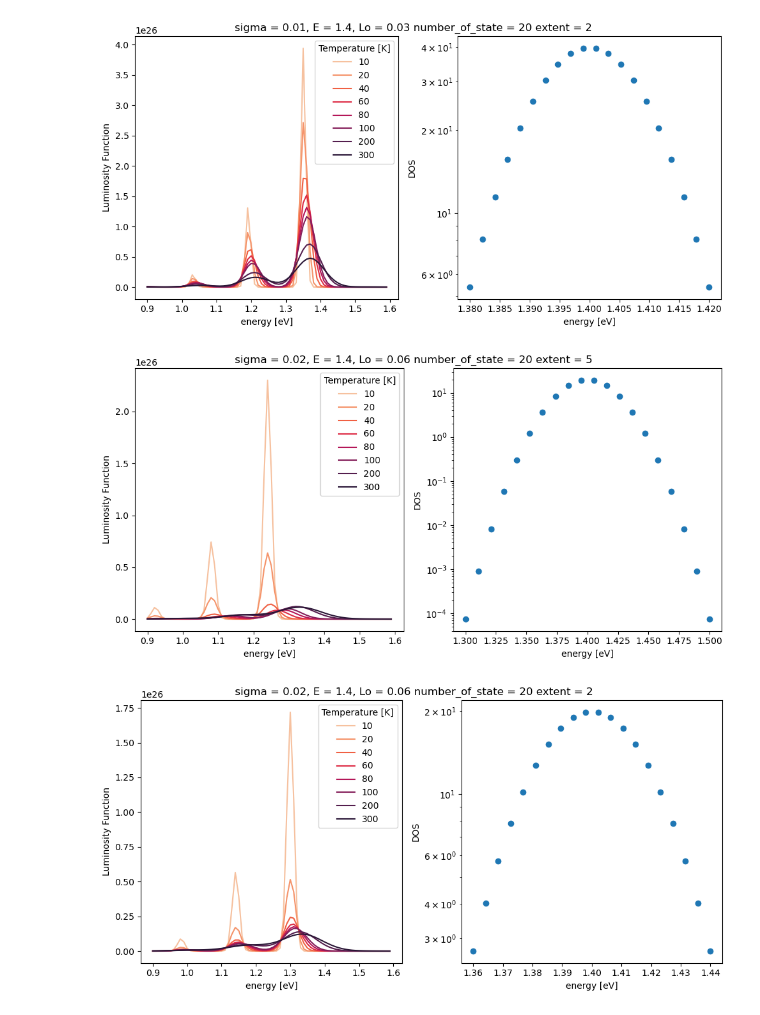
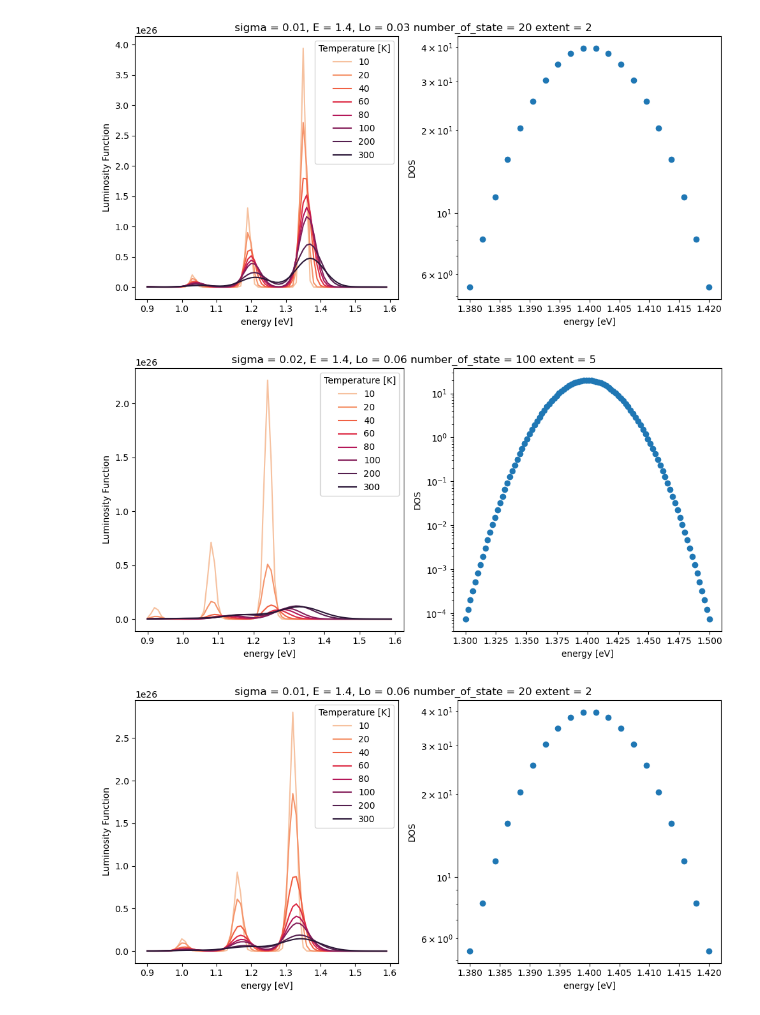
Before and after one commit to mohammedazzouzi15/pl_temp_fit, a Jupyter notebook: notebook/test_numeric_lum_function.ipynb, the cells around one changed output. Cells and saved outputs as stored; diff of their text form; code cells hidden in the pictures.

Commit message:
added more plots

```diff
--- a/notebook/test_numeric_lum_function.ipynb
+++ b/notebook/test_numeric_lum_function.ipynb
@@ -66,12 +66,12 @@ plot_case(E,sigma,Lo,numbrstates,disorder_extent)
 # %% [output]
 [figure]
 # %%
-E , sigma,Lo,numbrstates,disorder_extent = 1.4, 0.02, 0.06, 20, 5
+E , sigma,Lo,numbrstates,disorder_extent = 1.4, 0.02, 0.06, 100, 5
 plot_case(E,sigma,Lo,numbrstates,disorder_extent)
 # %% [output]
-[figure, old version]
+[figure, new version]
 # %%
-E , sigma,Lo,numbrstates,disorder_extent = 1.4, 0.02, 0.06, 20, 2
+E , sigma,Lo,numbrstates,disorder_extent = 1.4, 0.01, 0.06, 20, 2
 plot_case(E,sigma,Lo,numbrstates,disorder_extent)
 # %% [output]
-[figure, old version]
+[figure, new version]
```
